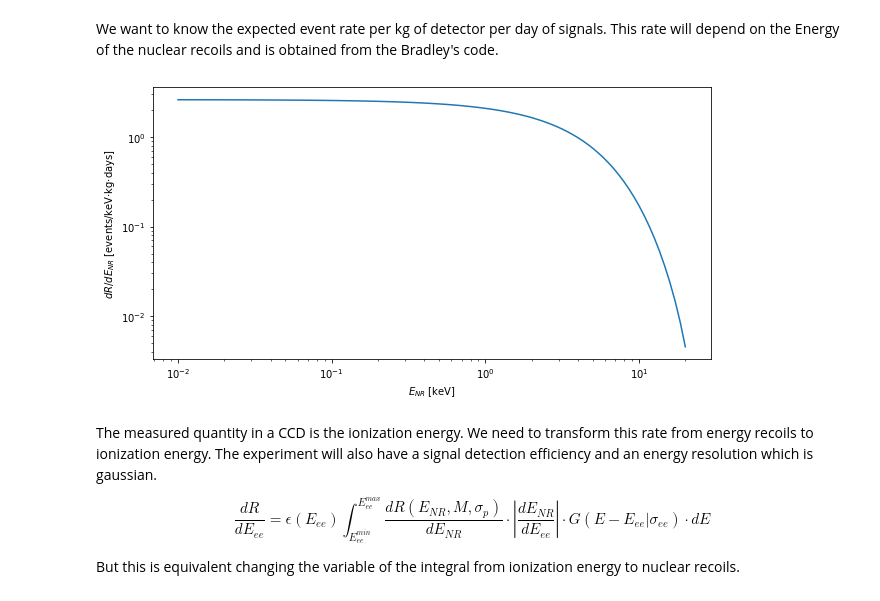
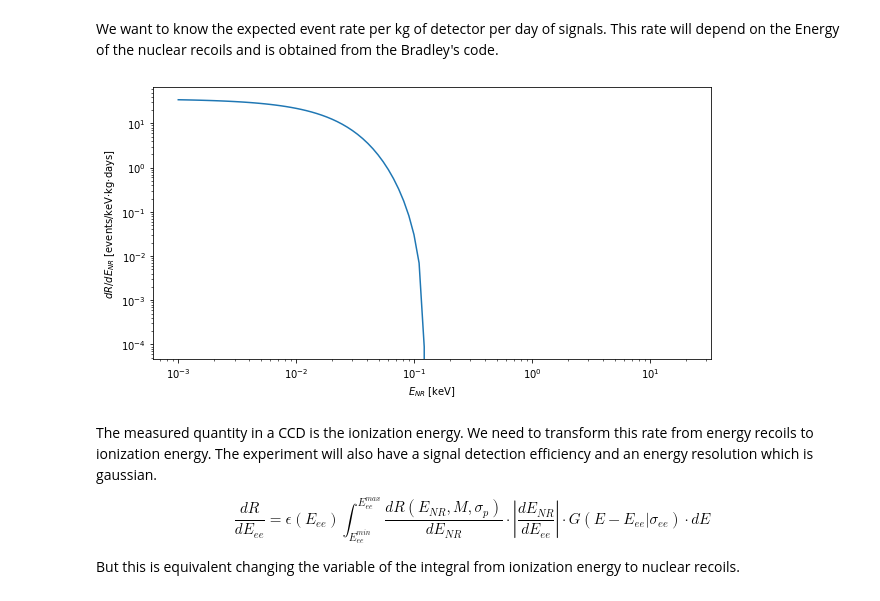
Before and after one commit to alantero/DAMIC_DM_Sensitive_Region, a Jupyter notebook: DAMIC_Sensitive_Region.ipynb, the cells around one changed output. Cells and saved outputs as stored; diff of their text form; code cells hidden in the pictures.

```diff
--- a/DAMIC_Sensitive_Region.ipynb
+++ b/DAMIC_Sensitive_Region.ipynb
@@ -42,7 +42,7 @@ def linhard_derivative(E):
     ### E in nuclear recoil
     return derivative(lindhard, E, dx=1e-6)
 # %%
-Enr = np.geomspace(1e-2, 20, 100) #nuclear recoil energies in keV
+Enr = np.geomspace(1e-3, 20, 100) #nuclear recoil energies in keV
 
 #Lindhard model
 Eee = lindhard(Enr) #ionization energy in KeVee
@@ -82,16 +82,16 @@ We want to know the expected event rate per kg of detector per day of signals. T
 # %%
 #Properties of Silicon
 N_p_Si, N_n_Si = 14, 14
 #Properties of DM
-mx, sigma = 10, 1e-40 #GeV, cm2
+mx, sigma = 0.5, 1e-41 #GeV, cm2
 #Differential rate of events
 dRdEr = DMU.dRdE_standard(Enr, N_p_Si, N_n_Si, mx, sigma)
 plt.loglog(Enr, dRdEr)
 plt.xlabel(r"$E_{NR}$ [keV]")
 plt.ylabel(r"$dR/dE_{NR}$ [events/keV$\cdot$kg$\cdot$days]")
 plt.show()
 # %% [output]
-[figure, old version]
+[figure, new version]
 # %% [markdown]
 The measured quantity in a CCD is the ionization energy. We need to transform this rate from energy recoils to ionization energy. The experiment will also have a signal detection efficiency and an energy resolution which is gaussian.
 
```
Also changed, not shown: parts of 16 cells of this notebook.
